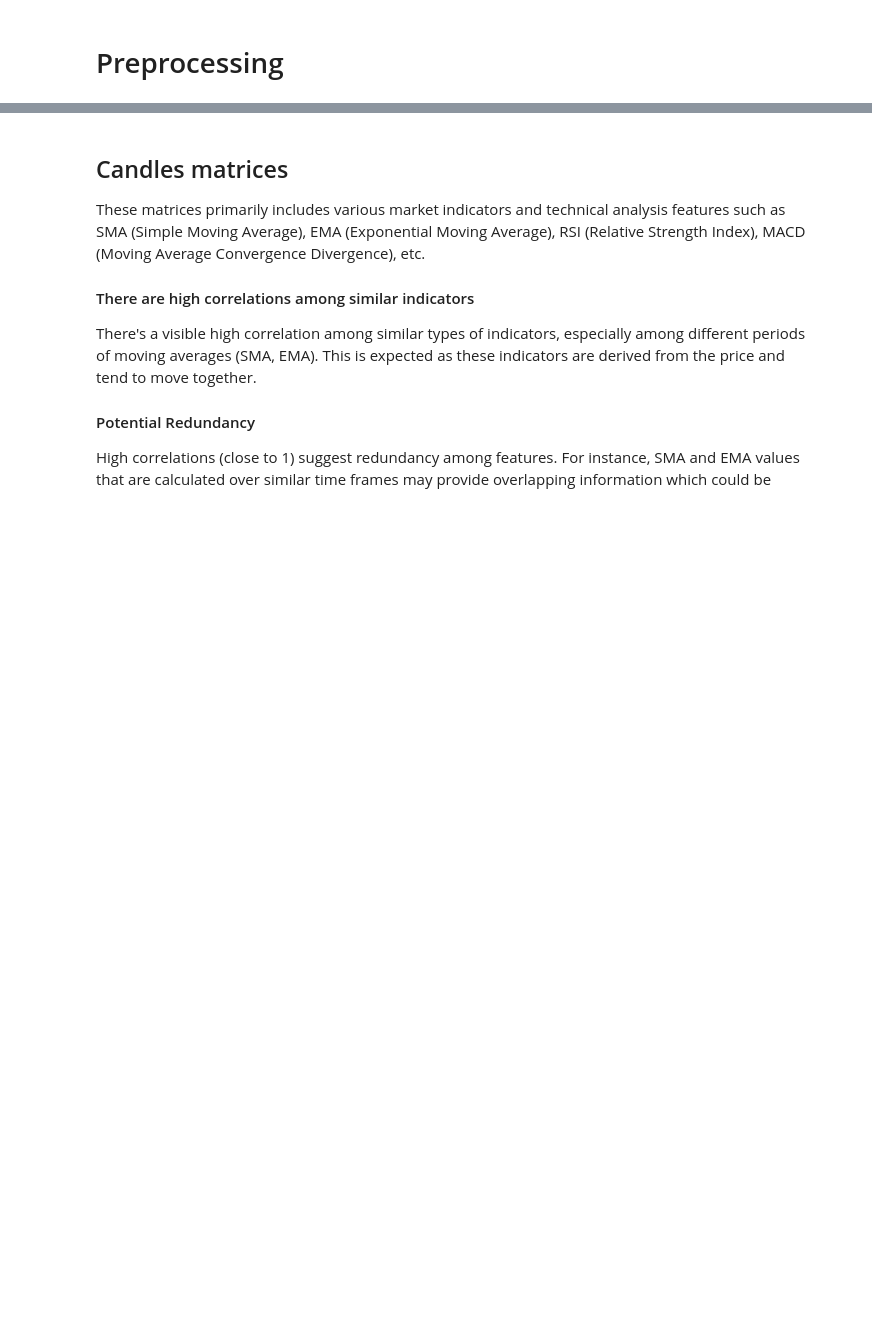
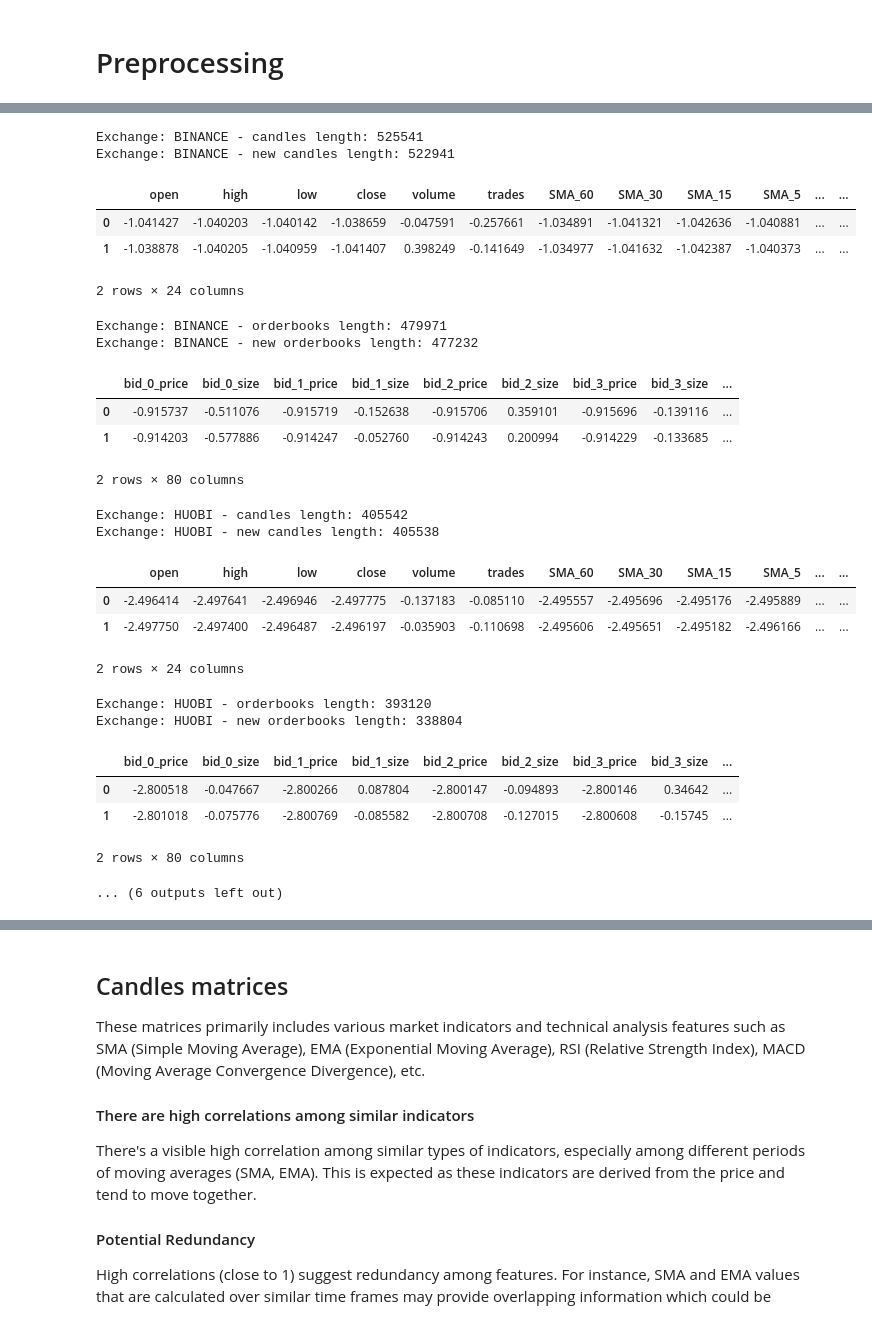
Before and after one commit to francescoperagine/big_data_bitcoin_forecasting, a Jupyter notebook: notebooks/data_analysis.ipynb, the cells around one changed output, grey strips where cells are left out. Drawn from its saved outputs; the diff is of its cells as text; code cells hidden in the pictures; blank space fills up the shorter version.

```diff
--- a/notebooks/data_analysis.ipynb
+++ b/notebooks/data_analysis.ipynb
@@ -116,19 +189,50 @@ display(pd.DataFrame(orderbooks_summary))
 # %%
 scaled_data = {}
 
 for (data_type, exchange), df in data.items():
+    print(f"Exchange: {exchange} - {data_type} length: {len(df)}")
 
     # Remove null values, drop null feature
 
-    data[(data_type, exchange)] = df.loc[df['null'] != True]
-    data[(data_type, exchange)] = df.drop(columns=['null'])
+    df_non_null_values = df.loc[df['null'] != True]
+    df_non_null_feature = df_non_null_values.drop(columns=['null'])
 
-    print(f"Exchange: {exchange} - new {data_type} length: {len(df)}")
+    print(f"Exchange: {exchange} - new {data_type} length: {len(df_non_null_feature)}")
 
     # Scale data
 
-    scaled_data[(data_type, exchange)] = data[(data_type, exchange)].drop(columns=['origin_time'])
-    scaled_data[(data_type, exchange)] = standard_scale(scaled_data[(data_type, exchange)])
+    df_no_origin_time = df_non_null_feature.drop(columns=['origin_time'])
+    scaled_data[(data_type, exchange)] = standard_scale(df_no_origin_time)
+
+    scaled_to_be_stored = scaled_data[(data_type, exchange)].copy()
+    scaled_to_be_stored['origin_time'] = df_non_null_feature['origin_time']
+    pd.DataFrame.to_parquet(scaled_to_be_stored, os.path.join(INTERIM_DATA_PATH, f"{exchange}_{data_type}_scaled.parquet"))
+# %% [output]
+Exchange: BINANCE - candles length: 525541
+Exchange: BINANCE - new candles length: 522941
+|  | open | high | low | close | volume | trades | SMA_60 | SMA_30 | SMA_15 | SMA_5 | ... | ... |
+| 0 | -1.041427 | -1.040203 | -1.040142 | -1.038659 | -0.047591 | -0.257661 | -1.034891 | -1.041321 | -1.042636 | -1.040881 | ... | ... |
+| 1 | -1.038878 | -1.040205 | -1.040959 | -1.041407 | 0.398249 | -0.141649 | -1.034977 | -1.041632 | -1.042387 | -1.040373 | ... | ... |
+2 rows × 24 columns
+Exchange: BINANCE - orderbooks length: 479971
+Exchange: BINANCE - new orderbooks length: 477232
+|  | bid_0_price | bid_0_size | bid_1_price | bid_1_size | bid_2_price | bid_2_size | bid_3_price | bid_3_size | ... |
+| 0 | -0.915737 | -0.511076 | -0.915719 | -0.152638 | -0.915706 | 0.359101 | -0.915696 | -0.139116 | ... |
+| 1 | -0.914203 | -0.577886 | -0.914247 | -0.052760 | -0.914243 | 0.200994 | -0.914229 | -0.133685 | ... |
+2 rows × 80 columns
+Exchange: HUOBI - candles length: 405542
+Exchange: HUOBI - new candles length: 405538
+|  | open | high | low | close | volume | trades | SMA_60 | SMA_30 | SMA_15 | SMA_5 | ... | ... |
+| 0 | -2.496414 | -2.497641 | -2.496946 | -2.497775 | -0.137183 | -0.085110 | -2.495557 | -2.495696 | -2.495176 | -2.495889 | ... | ... |
+| 1 | -2.497750 | -2.497400 | -2.496487 | -2.496197 | -0.035903 | -0.110698 | -2.495606 | -2.495651 | -2.495182 | -2.496166 | ... | ... |
+2 rows × 24 columns
+Exchange: HUOBI - orderbooks length: 393120
+Exchange: HUOBI - new orderbooks length: 338804
+|  | bid_0_price | bid_0_size | bid_1_price | bid_1_size | bid_2_price | bid_2_size | bid_3_price | bid_3_size | ... |
+| 0 | -2.800518 | -0.047667 | -2.800266 | 0.087804 | -2.800147 | -0.094893 | -2.800146 | 0.34642 | ... |
+| 1 | -2.801018 | -0.075776 | -2.800769 | -0.085582 | -2.800708 | -0.127015 | -2.800608 | -0.15745 | ... |
+2 rows × 80 columns
+... (6 outputs left out)
 # %%
 # Correlation matrix
 
```
Also changed, not shown: parts of 11 cells of this notebook, 7 other files.
